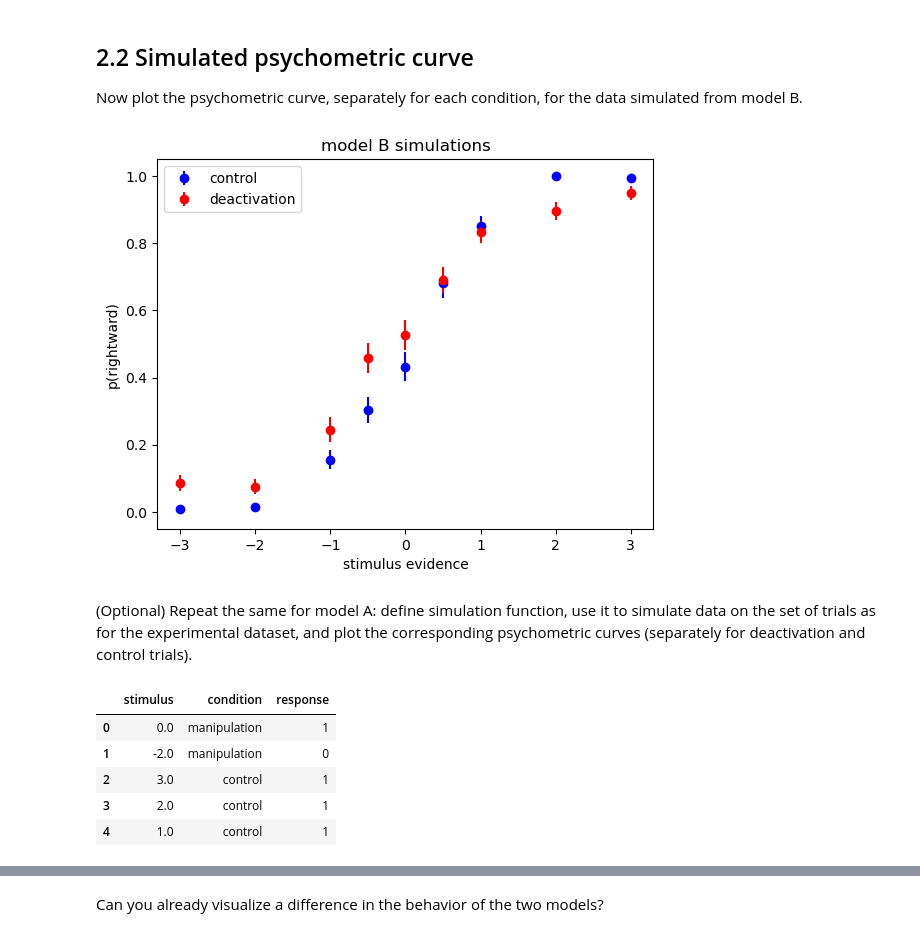
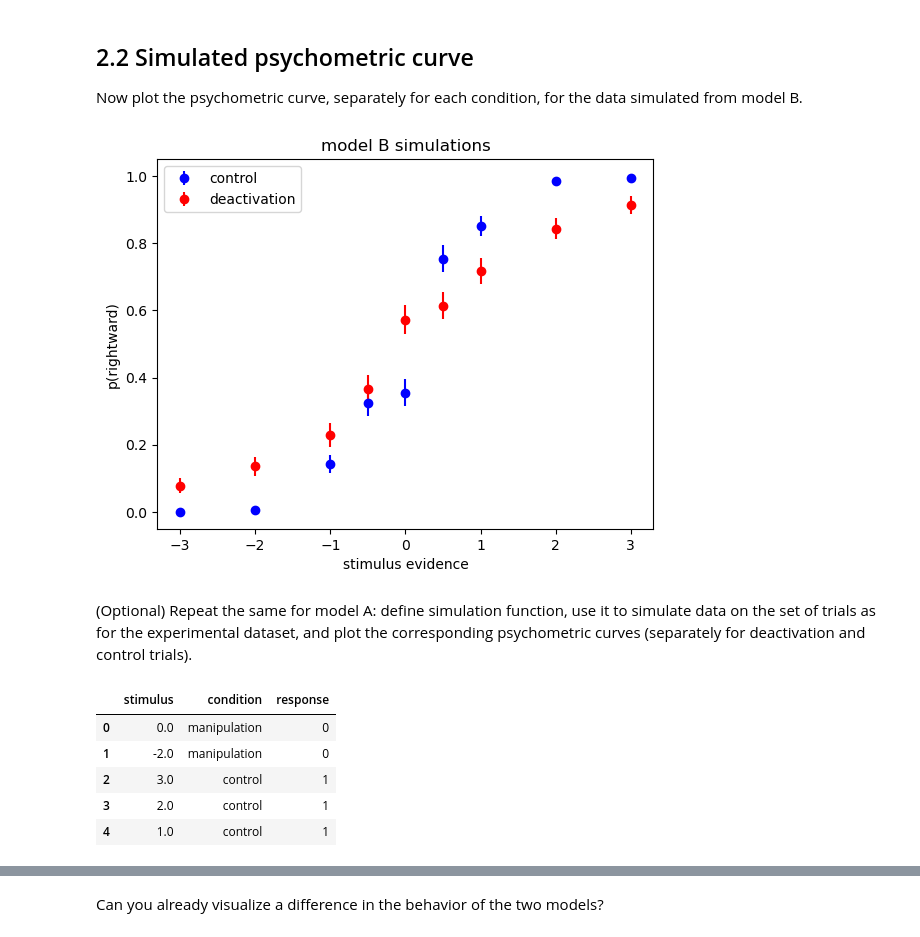
Before and after one commit to Werdna48/BAMB2025, a Jupyter notebook: Day_1_modeling_101/tutorial_1A.ipynb, the cells around one changed output, grey strips where cells are left out. Saved outputs shown, nothing was run; the diff lists cells and outputs as text; code cells hidden in the pictures.

```diff
--- a/Day_1_modeling_101/tutorial_1A.ipynb
+++ b/Day_1_modeling_101/tutorial_1A.ipynb
@@ -158,13 +158,16 @@ Lambda = .2 # proportion of lapses
 q = 0.5 # probability of rightward response if lapse
 
 #use generate experimental conditions from actual dataset
-c = ?? # condition
-s = ?? #stimulus evidence
+c = df_exp['condition'] # condition
+s = df_exp['stimulus'] #stimulus evidence
 
 #simulate model
-r = ???
+r = df_exp['response']
 
 # create dataframe for simulated data
 df_modelB = pd.DataFrame({'stimulus': s, 'condition':c, 'response':r})
 df_modelB.head()
+
+r = simulate_modelB(s, c)
+print(r)
 # %% [output]
@@ -178,10 +176,10 @@ df_modelB.head()
 ## 2.2 Simulated psychometric curve
 Now plot the psychometric curve, separately for each condition, for the data simulated from model B.
 # %%
-???
+plot_data_psychometric(df_modelB)
 plt.title('model B simulations');
 # %% [output]
-[figure, old version]
+[figure, new version]
 # %% [markdown]
 (Optional) Repeat the same for model A: define simulation function, use it to simulate data on the set of trials as for the experimental dataset, and plot the corresponding psychometric curves (separately for deactivation and control trials).
 # %%
@@ -211,12 +209,12 @@ def simulate_modelA(s, c, sigma_d=1, sigma_m=1.5, T=0):
     return r
 # %%
-r = ??
+r = simulate_modelA(s, c)
 df_modelA = pd.DataFrame({'stimulus': s, 'condition':c, 'response':r})
 
 df_modelA.head()
 # %% [output]
 |  | stimulus | condition | response |
-| 0 | 0.0 | manipulation | 1 |
+| 0 | 0.0 | manipulation | 0 |
 | 1 | -2.0 | manipulation | 0 |
 | 2 | 3.0 | control | 1 |
 | 3 | 2.0 | control | 1 |
```
Also changed, not shown: parts of 14 cells of this notebook, 2 other files.
